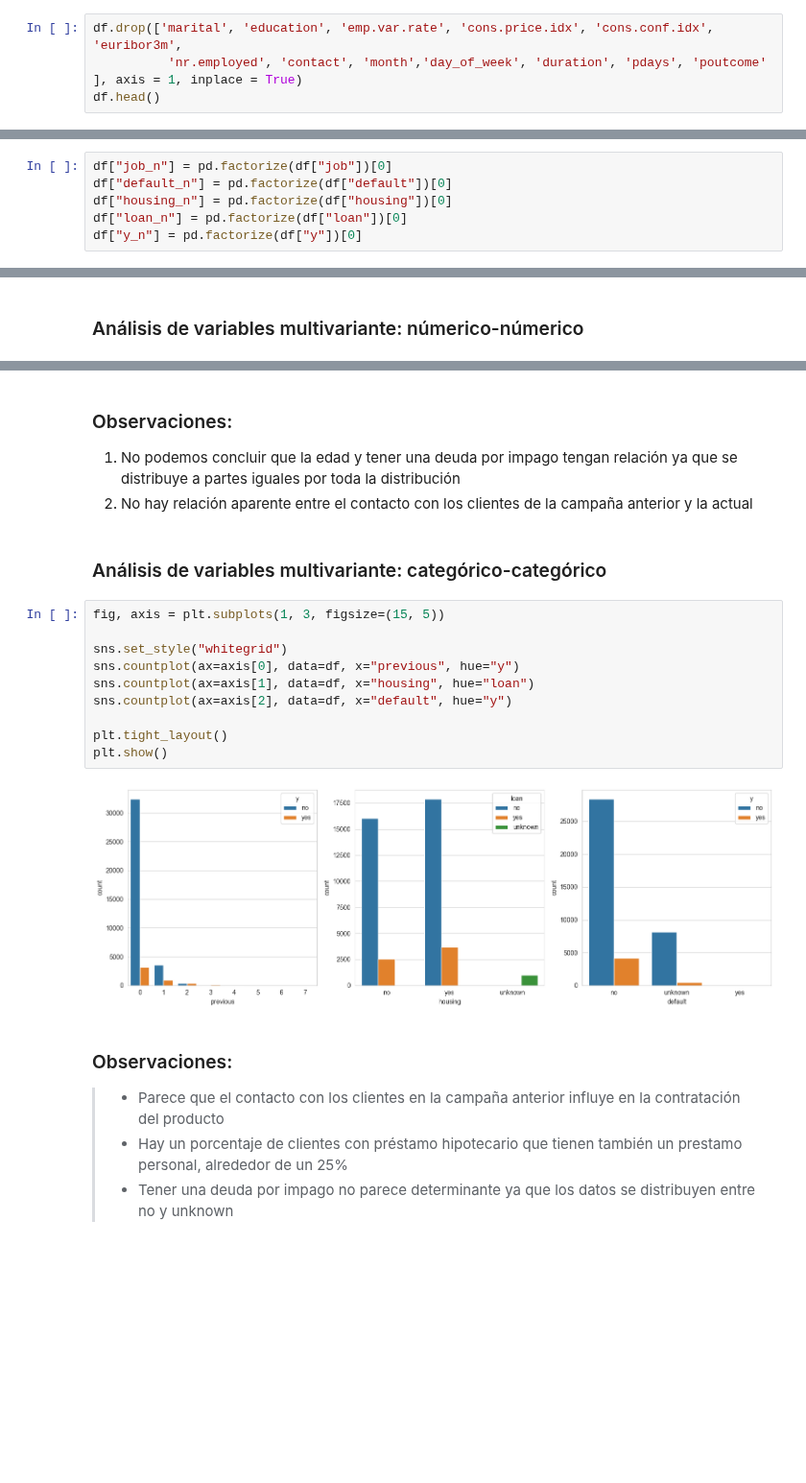
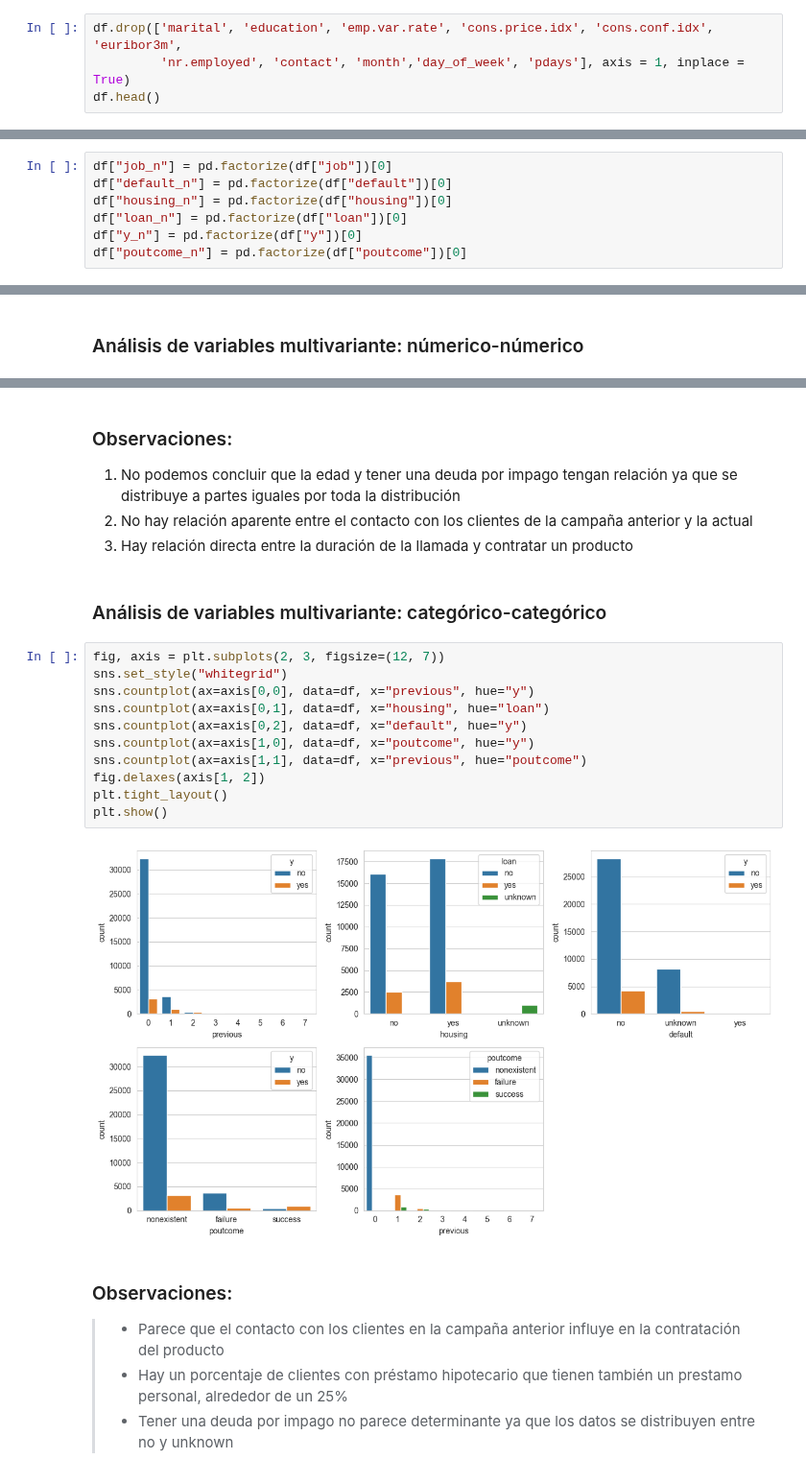
Before and after one commit to 4GeeksAcademy/sayons-intro-ml-new, a Jupyter notebook: src/01-logistic-regression.ipynb, the cells around one changed output, grey strips where cells are left out. Shown at 96% size. Cells and saved outputs as stored; diff of their text form; blank space fills up the shorter version.

```diff
--- a/src/01-logistic-regression.ipynb
+++ b/src/01-logistic-regression.ipynb
@@ -191,6 +191,6 @@ Decido eliminar variables redundantes y que no aportan información destacada, e
        'cons.conf.idx', 'euribor3m', 'nr.employed', 'month', 'day_of_week', 'duration', 'marital', 'education', 'pdays, 'poutcome'
 # %%
 df.drop(['marital', 'education', 'emp.var.rate', 'cons.price.idx', 'cons.conf.idx', 'euribor3m',
-          'nr.employed', 'contact', 'month','day_of_week', 'duration', 'pdays', 'poutcome' ], axis = 1, inplace = True)
+         'nr.employed', 'contact', 'month','day_of_week', 'pdays'], axis = 1, inplace = True)
 df.head()
 # %% [output]
@@ -257,4 +257,5 @@ df["default_n"] = pd.factorize(df["default"])[0]
 df["housing_n"] = pd.factorize(df["housing"])[0]
 df["loan_n"] = pd.factorize(df["loan"])[0]
 df["y_n"] = pd.factorize(df["y"])[0]
+df["poutcome_n"] = pd.factorize(df["poutcome"])[0]
 # %%
@@ -291,20 +295,22 @@ plt.show()
 
 1. No podemos concluir que la edad y tener una deuda por impago tengan relación ya que se distribuye a partes iguales por toda la distribución
 2. No hay relación aparente entre el contacto con los clientes de la campaña anterior y la actual
+3. Hay relación directa entre la duración de la llamada y contratar un producto
 # %% [markdown]
 ### Análisis de variables multivariante: categórico-categórico
 # %%
-fig, axis = plt.subplots(1, 3, figsize=(15, 5))
-
+fig, axis = plt.subplots(2, 3, figsize=(12, 7))
 sns.set_style("whitegrid")
-sns.countplot(ax=axis[0], data=df, x="previous", hue="y")
-sns.countplot(ax=axis[1], data=df, x="housing", hue="loan")
-sns.countplot(ax=axis[2], data=df, x="default", hue="y")
-
+sns.countplot(ax=axis[0,0], data=df, x="previous", hue="y")
+sns.countplot(ax=axis[0,1], data=df, x="housing", hue="loan")
+sns.countplot(ax=axis[0,2], data=df, x="default", hue="y")
+sns.countplot(ax=axis[1,0], data=df, x="poutcome", hue="y")
+sns.countplot(ax=axis[1,1], data=df, x="previous", hue="poutcome")
+fig.delaxes(axis[1, 2])
 plt.tight_layout()
 plt.show()
 # %% [output]
-[figure, old version]
+[figure, new version]
 # %% [markdown]
 ### Observaciones:
 >- Parece que el contacto con los clientes en la campaña anterior influye en la contratación del producto
```
Also changed, not shown: parts of 33 cells of this notebook, 4 other files.
